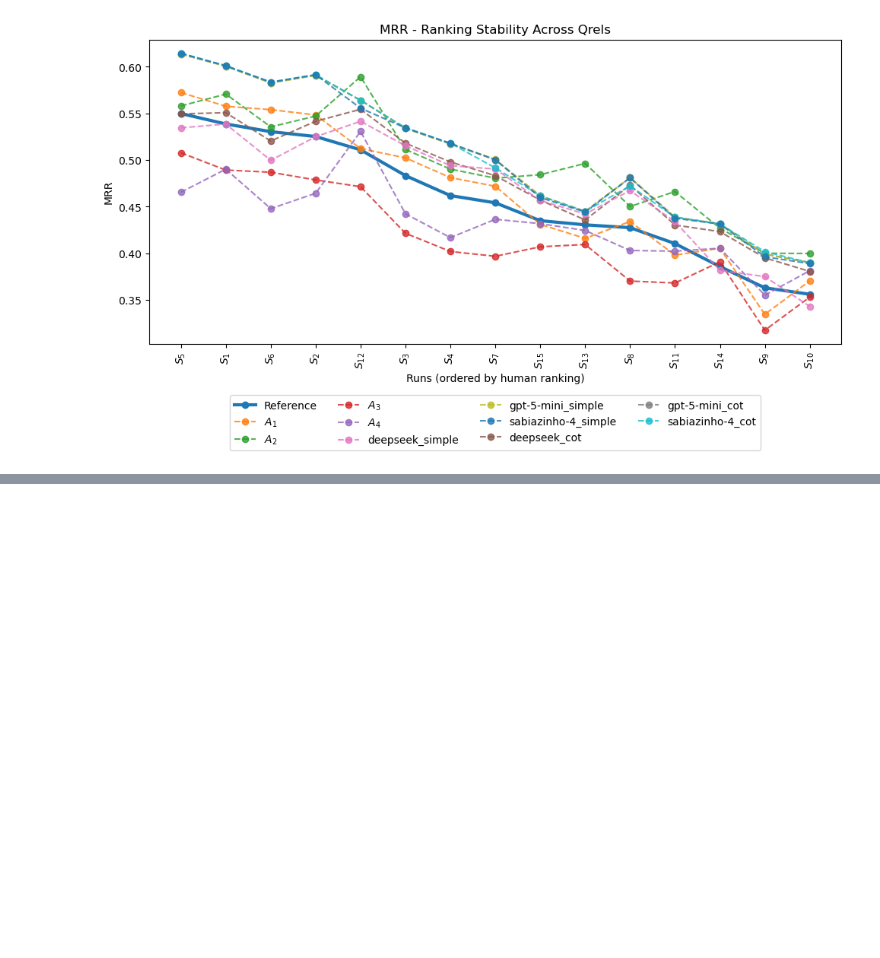
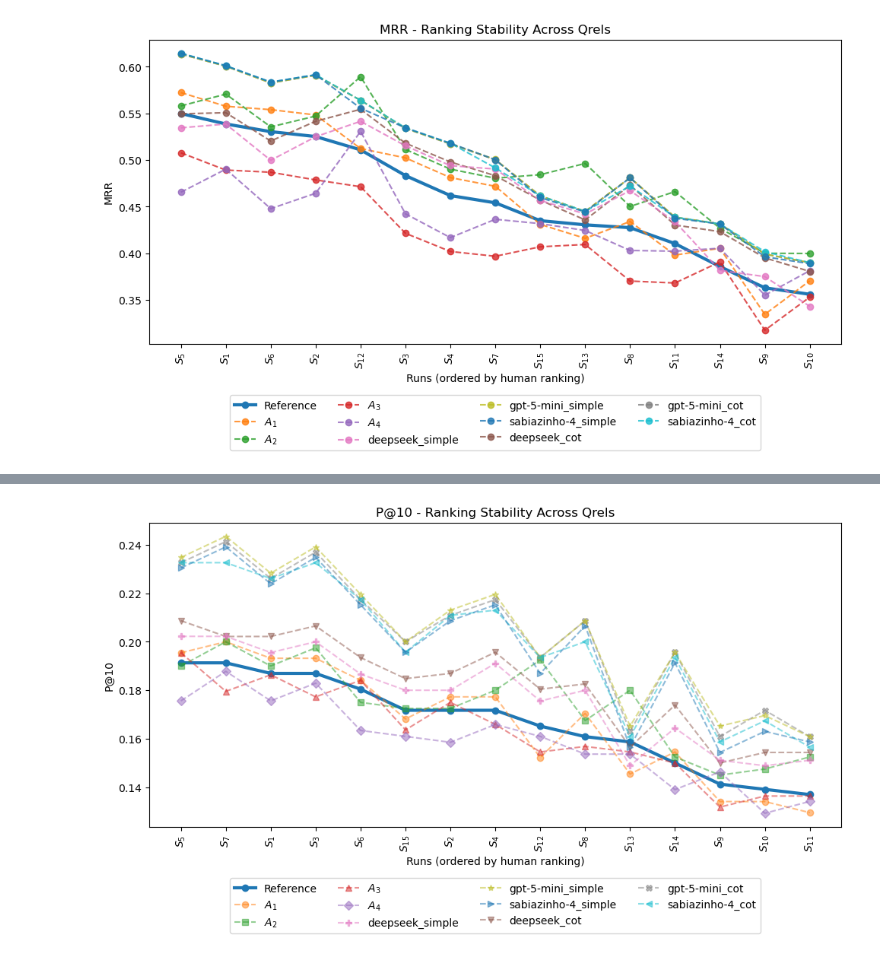
Before and after one commit to carisio/NormasTCU, a Jupyter notebook: 8 - Comparação ranking sistemas.ipynb, the cells around one changed output, grey strips where cells are left out. Saved outputs shown, nothing was run; the diff lists cells and outputs as text; code cells hidden in the pictures; blank space fills up the shorter version.

Commit message:
Matriz de correlação completa. Testes na visualização dos ranking

```diff
--- a/8 - Comparação ranking sistemas.ipynb
+++ b/8 - Comparação ranking sistemas.ipynb
@@ -629,0 +965,86 @@ for metrica in metricas_disponiveis:
+# %%
+import math
+import matplotlib.pyplot as plt
+
+metricas_disponiveis = df_metricas["metric"].unique()
+
+# lista de markers diferentes
+markers = ["o", "s", "^", "D", "v", "P", "X", "*", "<", ">", "h"]
+
+for metrica in metricas_disponiveis:
+    df_metrica = df_metricas[df_metricas["metric"] == metrica]
+
+    pivot = df_metrica.pivot(
+        index="run",
+        columns="qrels",
+        values="value"
+    )
+
+    pivot = pivot.sort_values(NOME_QRELS_REF, ascending=False)
+
+    runs_ordenados = pivot.index.tolist()
+    x = range(len(runs_ordenados))
+
+    plt.figure(figsize=(10, 6))
+
+    lines_dict = {}
+
+    # ===== Reference (mantém forte) =====
+    line_human, = plt.plot(
+        x,
+        pivot[NOME_QRELS_REF],
+        marker="o",
+        linewidth=3,
+        label=NOME_QRELS_REF
+    )
+    lines_dict[NOME_QRELS_REF] = line_human
+
+    # ===== Outros qrels =====
+    marker_idx = 0
+
+    for qrels_name in pivot.columns:
+        if qrels_name == NOME_QRELS_REF:
+            continue
+
+        marker = markers[marker_idx % len(markers)]
+        marker_idx += 1
+
+        line, = plt.plot(
+            x,
+            pivot[qrels_name],
+            marker=marker,
+            linestyle="--",
+            alpha=0.5,  # 👈 mudança principal
+            label=qrels_name
+        )
+        lines_dict[qrels_name] = line
+
+    # =========================
+    ordered_handles = [
+        lines_dict[name]
+        for name in subtitle_order
+        if name in lines_dict
+    ]
+
+    runs_ordenados_com_subscrito = [
+        f"$S_{{{r.split('_')[1]}}}$" if "_" in r else f"${r}$"
+        for r in runs_ordenados
+    ]
+
+    plt.xticks(x, runs_ordenados_com_subscrito, rotation=90)
+    plt.xlabel("Runs (ordered by human ranking)")
+    plt.ylabel(metrica)
+    plt.title(f"{metrica} - Ranking Stability Across Qrels")
+
+    plt.legend(
+        handles=ordered_handles,
+        labels=[f"${x}$" if x.startswith("A_") else x for x in subtitle_order],
+        loc="upper center",
+        bbox_to_anchor=(0.5, -0.15),
+        ncol=math.ceil(len(ordered_handles)/3)
+    )
+
+    plt.tight_layout()
+    plt.show()
+# %% [output]
+[figure, added]
```
Also changed, not shown: parts of 5 cells of this notebook.
